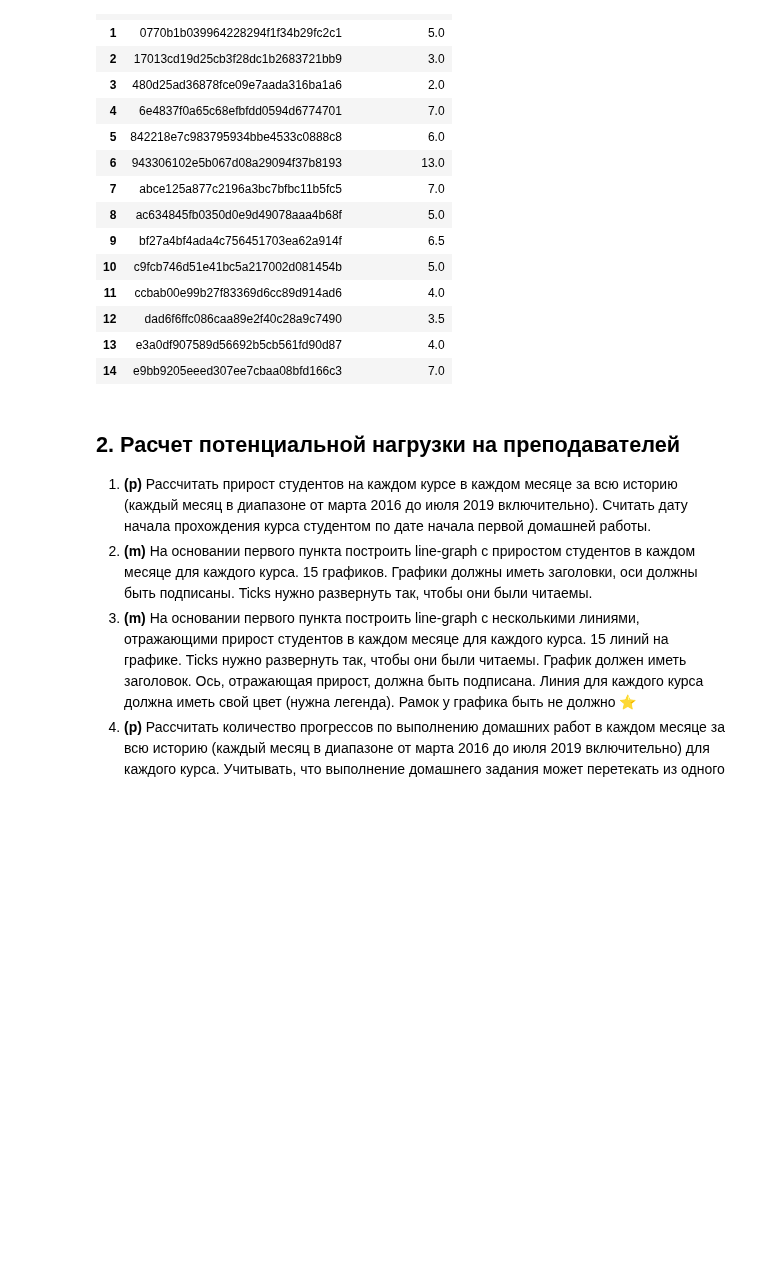
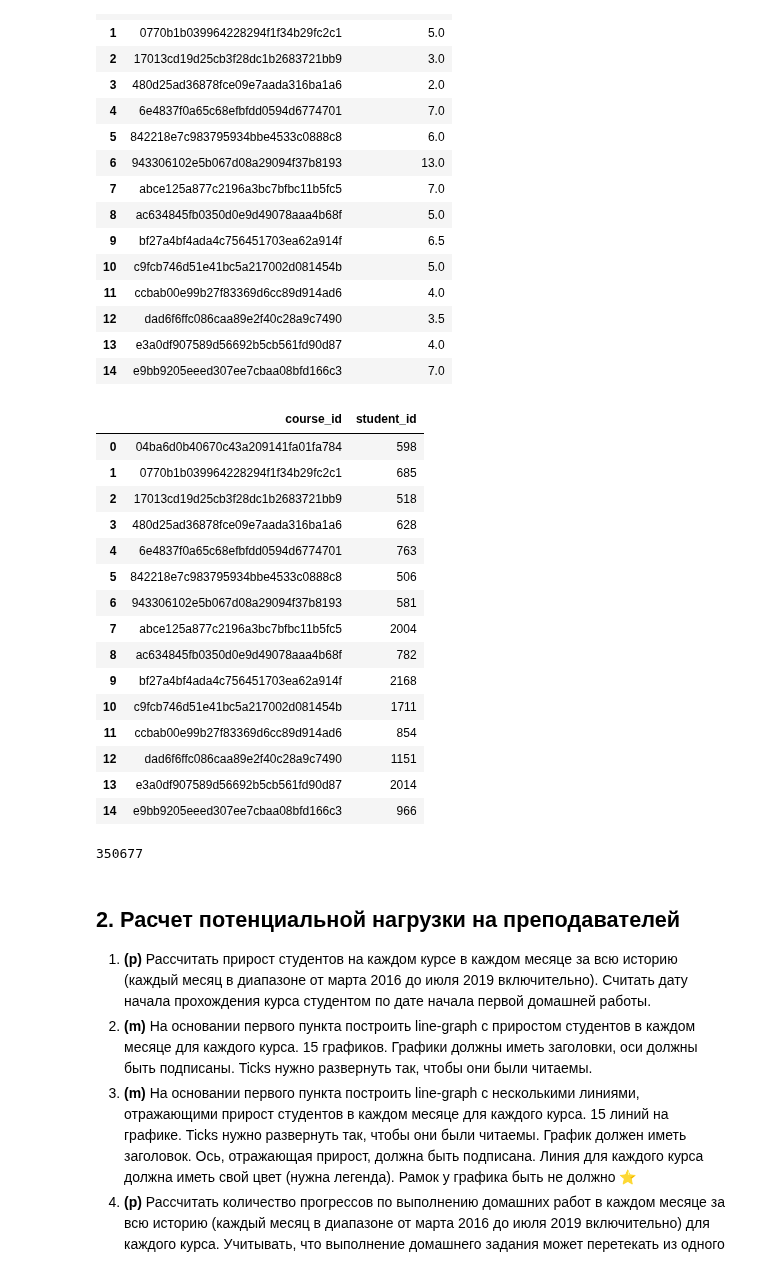
Before and after one commit to larinsi/DS0P, a Jupyter notebook: Course_work_entry_level_analyst/Cousework_analitycs_1/Coursework_analytics_1.ipynb, the cells around one changed output. Cells and saved outputs as stored; diff of their text form; code cells hidden in the pictures; blank space fills up the shorter version.

```diff
--- a/Course_work_entry_level_analyst/Cousework_analitycs_1/Coursework_analytics_1.ipynb
+++ b/Course_work_entry_level_analyst/Cousework_analitycs_1/Coursework_analytics_1.ipynb
@@ -193,6 +193,31 @@ main.groupby(['course_id', 'module_number'])['lesson_number'].agg('max').reset_i
 | 12 | dad6f6ffc086caa89e2f40c28a9c7490 | 3.5 |
 | 13 | e3a0df907589d56692b5cb561fd90d87 | 4.0 |
 | 14 | e9bb9205eeed307ee7cbaa08bfd166c3 | 7.0 |
+# %%
+# Количество учеников на каждом курсе
+
+main.groupby('course_id')['student_id'].nunique().reset_index()
+# %% [output]
+|  | course_id | student_id |
+| 0 | 04ba6d0b40670c43a209141fa01fa784 | 598 |
+| 1 | 0770b1b039964228294f1f34b29fc2c1 | 685 |
+| 2 | 17013cd19d25cb3f28dc1b2683721bb9 | 518 |
+| 3 | 480d25ad36878fce09e7aada316ba1a6 | 628 |
+| 4 | 6e4837f0a65c68efbfdd0594d6774701 | 763 |
+| 5 | 842218e7c983795934bbe4533c0888c8 | 506 |
+| 6 | 943306102e5b067d08a29094f37b8193 | 581 |
+| 7 | abce125a877c2196a3bc7bfbc11b5fc5 | 2004 |
+| 8 | ac634845fb0350d0e9d49078aaa4b68f | 782 |
+| 9 | bf27a4bf4ada4c756451703ea62a914f | 2168 |
+| 10 | c9fcb746d51e41bc5a217002d081454b | 1711 |
+| 11 | ccbab00e99b27f83369d6cc89d914ad6 | 854 |
+| 12 | dad6f6ffc086caa89e2f40c28a9c7490 | 1151 |
+| 13 | e3a0df907589d56692b5cb561fd90d87 | 2014 |
+| 14 | e9bb9205eeed307ee7cbaa08bfd166c3 | 966 |
+# %%
+main['student_id'].count()
+# %% [output]
+350677
 # %% [markdown]
 ## 2. Расчет потенциальной нагрузки на преподавателей
 
```
